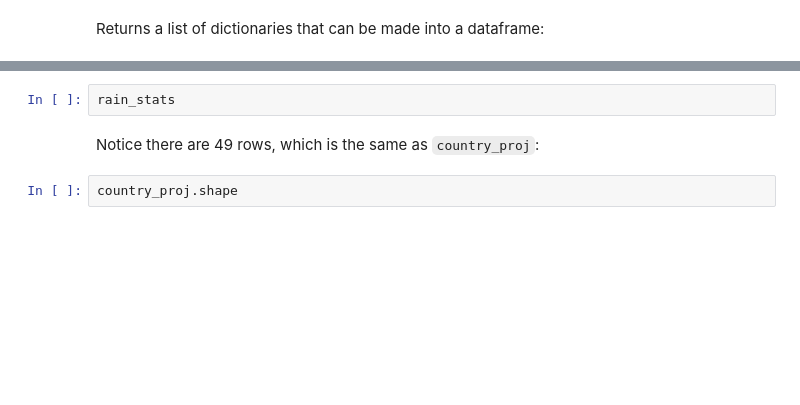
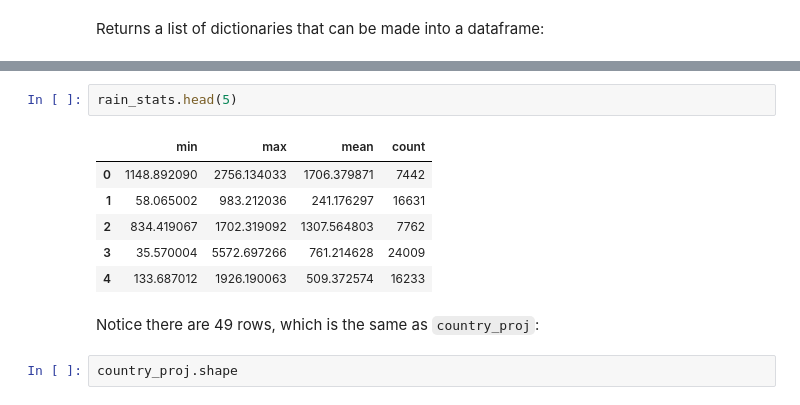
Before and after one commit to jphutch/ACE-592-SAE, a Jupyter notebook: Lectures/3_Images/30_US_Wildfires_R.ipynb, the cells around one changed output, grey strips where cells are left out. Saved outputs shown, nothing was run; the diff lists cells and outputs as text; blank space fills up the shorter version.

```diff
--- a/Lectures/3_Images/30_US_Wildfires_R.ipynb
+++ b/Lectures/3_Images/30_US_Wildfires_R.ipynb
@@ -599,5 +822,12 @@ rain_stats.shape
 # %%
-rain_stats
+rain_stats.head(5)
+# %% [output]
+|  | min | max | mean | count |
+| 0 | 1148.892090 | 2756.134033 | 1706.379871 | 7442 |
+| 1 | 58.065002 | 983.212036 | 241.176297 | 16631 |
+| 2 | 834.419067 | 1702.319092 | 1307.564803 | 7762 |
+| 3 | 35.570004 | 5572.697266 | 761.214628 | 24009 |
+| 4 | 133.687012 | 1926.190063 | 509.372574 | 16233 |
 # %% [markdown]
 Notice there are 49 rows, which is the same as `country_proj`:
 # %%
```
Also changed, not shown: parts of 74 cells of this notebook.
